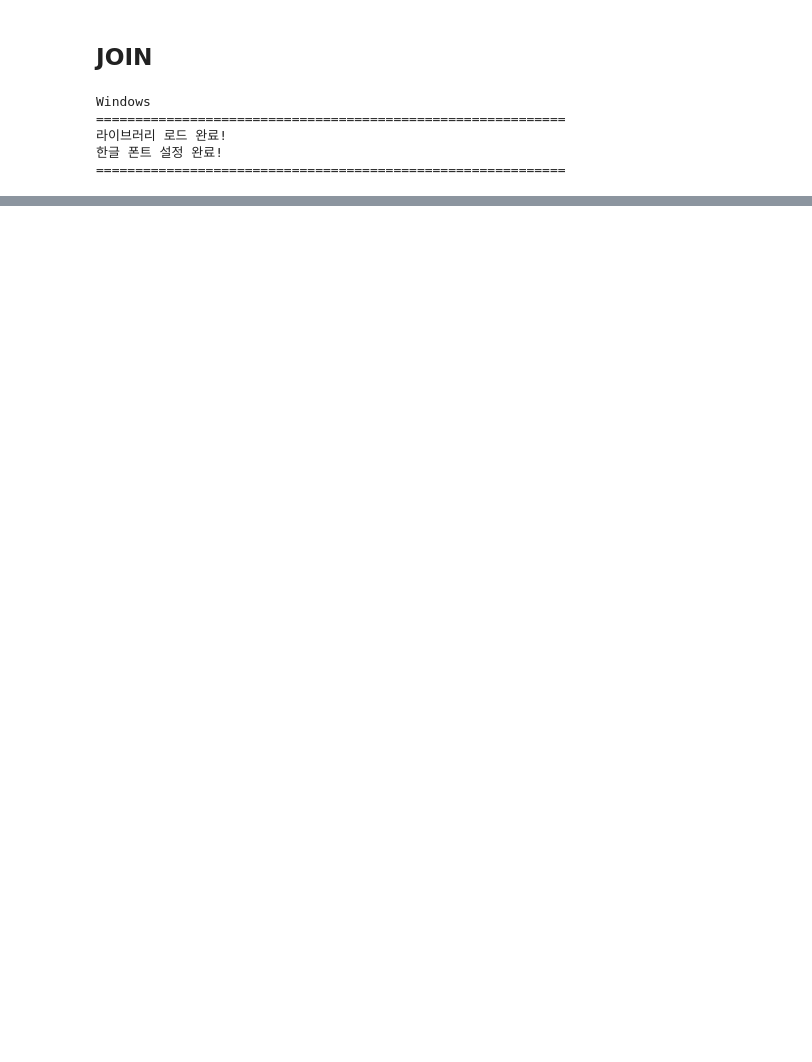
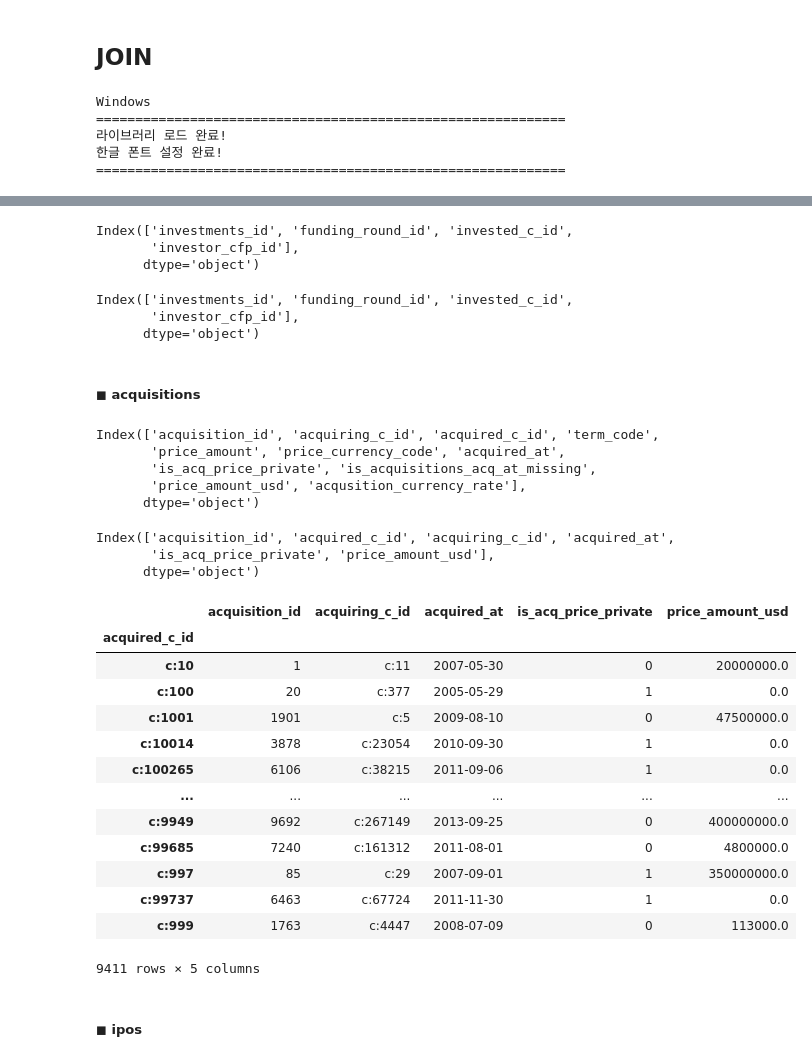
Before and after one commit to hiipseal/Final_project, a Jupyter notebook: sh_join_v2.ipynb, the cells around one changed output, grey strips where cells are left out. Cells and saved outputs as stored; diff of their text form; code cells hidden in the pictures; blank space fills up the shorter version.

```diff
--- a/sh_join_v2.ipynb
+++ b/sh_join_v2.ipynb
@@ -979,0 +357,70 @@ IPO(이슈/마일스톤) ipo_issues csv 추출 완료!
+# %%
+inv.columns
+# %% [output]
+Index(['investments_id', 'funding_round_id', 'invested_c_id',
+       'investor_cfp_id'],
+      dtype='object')
+# %%
+cols_use = [
+    #investments
+    "investments_id", "funding_round_id", "invested_c_id", "investor_cfp_id"
+]
+inv = inv[cols_use].copy()
+print(inv.columns)
+# %% [output]
+Index(['investments_id', 'funding_round_id', 'invested_c_id',
+       'investor_cfp_id'],
+      dtype='object')
+# %% [markdown]
+##### ◼ acquisitions
+# %%
+acq.columns
+# %% [output]
+Index(['acquisition_id', 'acquiring_c_id', 'acquired_c_id', 'term_code',
+       'price_amount', 'price_currency_code', 'acquired_at',
+       'is_acq_price_private', 'is_acquisitions_acq_at_missing',
+       'price_amount_usd', 'acqusition_currency_rate'],
+      dtype='object')
+# %%
+cols_use = [
+    #acquisitions
+    "acquisition_id"    , "acquired_c_id"       , "acquiring_c_id"  ,
+    "acquired_at"       , "is_acq_price_private", "price_amount_usd"
+]
+acq = acq[cols_use].copy()
+print(acq.columns)
+# %% [output]
+Index(['acquisition_id', 'acquired_c_id', 'acquiring_c_id', 'acquired_at',
+       'is_acq_price_private', 'price_amount_usd'],
+      dtype='object')
+# %%
+acq["acquired_at"] = pd.to_datetime(acq["acquired_at"], errors='coerce')
+acq_by_company = (
+    acq
+    .groupby("acquired_c_id")
+    .agg(
+            acquisition_id        = ("acquisition_id","first"),
+            acquiring_c_id        = ("acquiring_c_id","first"),
+            acquired_at           = ("acquired_at","min"), # 첫번째 이벤트
+            is_acq_price_private  = ("is_acq_price_private","max"),
+            price_amount_usd      = ("price_amount_usd","sum")
+        )
+)
+acq_by_company
+# %% [output]
+|  | acquisition_id | acquiring_c_id | acquired_at | is_acq_price_private | price_amount_usd |
+| acquired_c_id |  |  |  |  |  |
+| c:10 | 1 | c:11 | 2007-05-30 | 0 | 20000000.0 |
+| c:100 | 20 | c:377 | 2005-05-29 | 1 | 0.0 |
+| c:1001 | 1901 | c:5 | 2009-08-10 | 0 | 47500000.0 |
+| c:10014 | 3878 | c:23054 | 2010-09-30 | 1 | 0.0 |
+| c:100265 | 6106 | c:38215 | 2011-09-06 | 1 | 0.0 |
+| ... | ... | ... | ... | ... | ... |
+| c:9949 | 9692 | c:267149 | 2013-09-25 | 0 | 400000000.0 |
+| c:99685 | 7240 | c:161312 | 2011-08-01 | 0 | 4800000.0 |
+| c:997 | 85 | c:29 | 2007-09-01 | 1 | 350000000.0 |
+| c:99737 | 6463 | c:67724 | 2011-11-30 | 1 | 0.0 |
+| c:999 | 1763 | c:4447 | 2008-07-09 | 0 | 113000.0 |
+9411 rows × 5 columns
+# %% [markdown]
+##### ◼ ipos
```
Also changed, not shown: parts of 107 cells of this notebook.
